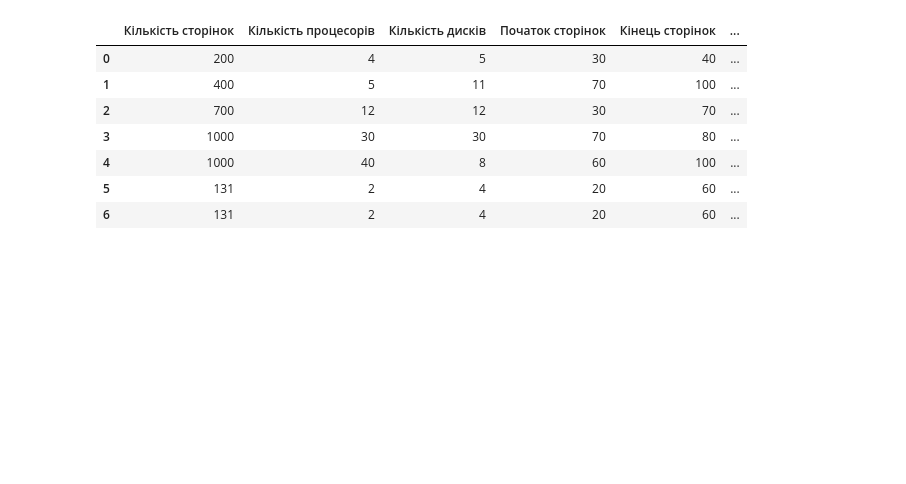
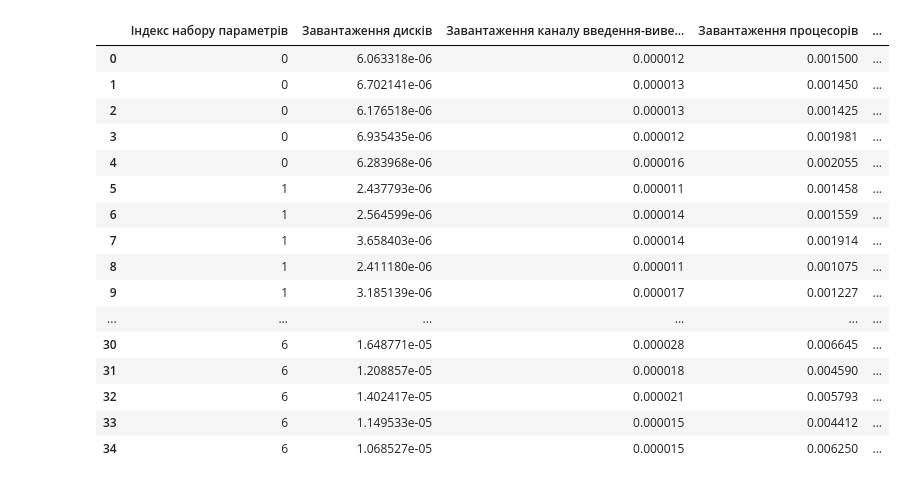
Before and after one commit to SideShowBoBGOT/system_modelling_seventh_semester, a Jupyter notebook: course_work/verification.ipynb, the cells around one changed output. Saved outputs shown, nothing was run; the diff lists cells and outputs as text; code cells hidden in the pictures; blank space fills up the shorter version.

```diff
--- a/course_work/verification.ipynb
+++ b/course_work/verification.ipynb
@@ -149 +236,22 @@ for el in datas:
+# %%
+stddev_stats_data_frame.to_csv(verification_res_dir_path / 'stddev_stats_data_frame.csv')
+stddev_stats_data_frame
+# %% [output]
+|  | Індекс набору параметрів | Завантаження дисків | Завантаження каналу введення-виве... | Завантаження процесорів | ... |
+| 0 | 0 | 6.063318e-06 | 0.000012 | 0.001500 | ... |
+| 1 | 0 | 6.702141e-06 | 0.000013 | 0.001450 | ... |
+| 2 | 0 | 6.176518e-06 | 0.000013 | 0.001425 | ... |
+| 3 | 0 | 6.935435e-06 | 0.000012 | 0.001981 | ... |
+| 4 | 0 | 6.283968e-06 | 0.000016 | 0.002055 | ... |
+| 5 | 1 | 2.437793e-06 | 0.000011 | 0.001458 | ... |
+| 6 | 1 | 2.564599e-06 | 0.000014 | 0.001559 | ... |
+| 7 | 1 | 3.658403e-06 | 0.000014 | 0.001914 | ... |
+| 8 | 1 | 2.411180e-06 | 0.000011 | 0.001075 | ... |
+| 9 | 1 | 3.185139e-06 | 0.000017 | 0.001227 | ... |
+| ... | ... | ... | ... | ... | ... |
+| 30 | 6 | 1.648771e-05 | 0.000028 | 0.006645 | ... |
+| 31 | 6 | 1.208857e-05 | 0.000018 | 0.004590 | ... |
+| 32 | 6 | 1.402417e-05 | 0.000021 | 0.005793 | ... |
+| 33 | 6 | 1.149533e-05 | 0.000015 | 0.004412 | ... |
+| 34 | 6 | 1.068527e-05 | 0.000015 | 0.006250 | ... |
 # %%
@@ -169,16 +266,3 @@ for i, params_mean_stddev_stats in enumerate(mean_stddev_stats_list):
     mean_stddev_stats_relative_mean.fillna(0, inplace=True)
     mean_stddev_stats_relative_mean['params_index'] = i
     mean_stddev_stats_relative_mean_list.append(mean_stddev_stats_relative_mean)
-# %%
-params_data_frame = pd.concat(params_mat, axis=1)
-params_data_frame = params_data_frame.T
-params_data_frame
-# %% [output]
-|  | Кількість сторінок | Кількість процесорів | Кількість дисків | Початок сторінок | Кінець сторінок | ... |
-| 0 | 200 | 4 | 5 | 30 | 40 | ... |
-| 1 | 400 | 5 | 11 | 70 | 100 | ... |
-| 2 | 700 | 12 | 12 | 30 | 70 | ... |
-| 3 | 1000 | 30 | 30 | 70 | 80 | ... |
-| 4 | 1000 | 40 | 8 | 60 | 100 | ... |
-| 5 | 131 | 2 | 4 | 20 | 60 | ... |
-| 6 | 131 | 2 | 4 | 20 | 60 | ... |
```
Also changed, not shown: parts of 20 cells of this notebook, 2 other files.
